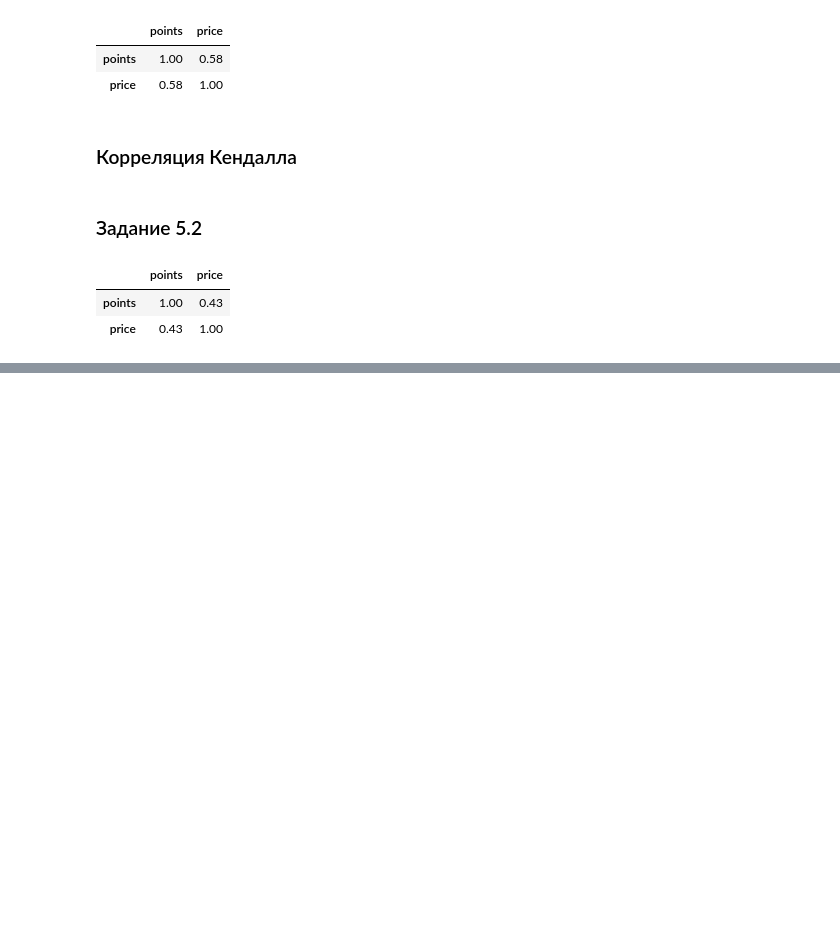
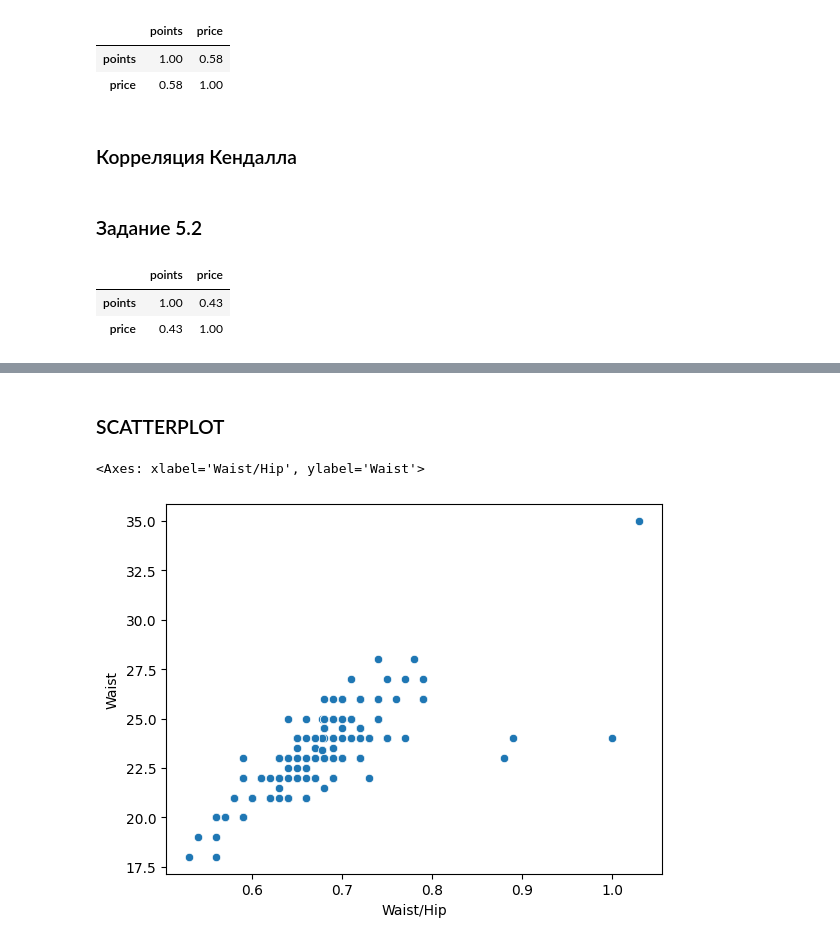
Before and after one commit to ret4ed/Sf_DS_game_1, a Jupyter notebook: Skillfactory/EDA_2_Математическая статистика в контексте EDA/Математическая статистика в контексте EDA.ipynb, the cells around one changed output, grey strips where cells are left out. Saved outputs shown, nothing was run; the diff lists cells and outputs as text; code cells hidden in the pictures; blank space fills up the shorter version.

```diff
--- a/Skillfactory/EDA_2_Математическая статистика в контексте EDA/Математическая статистика в контексте EDA.ipynb
+++ b/Skillfactory/EDA_2_Математическая статистика в контексте EDA/Математическая статистика в контексте EDA.ipynb
@@ -183,0 +248,11 @@ round(df[['points', 'price']].corr(method='kendall'), 2)
+# %% [markdown]
+### SCATTERPLOT
+# %%
+#Построим диаграмму рассеяния
+#Возьмем две пары призанков: по оси x='Waist/hip', y='Waist'
+#                            по оси x='Weight', y='Year'
+#Построим для них точечную диаграмму
+sns.scatterplot(data=df_model, x='Waist/Hip', y='Waist')
+# %% [output]
+<Axes: xlabel='Waist/Hip', ylabel='Waist'>
+[figure, added]
```
Also changed, not shown: parts of 25 cells of this notebook, 1 other file.
